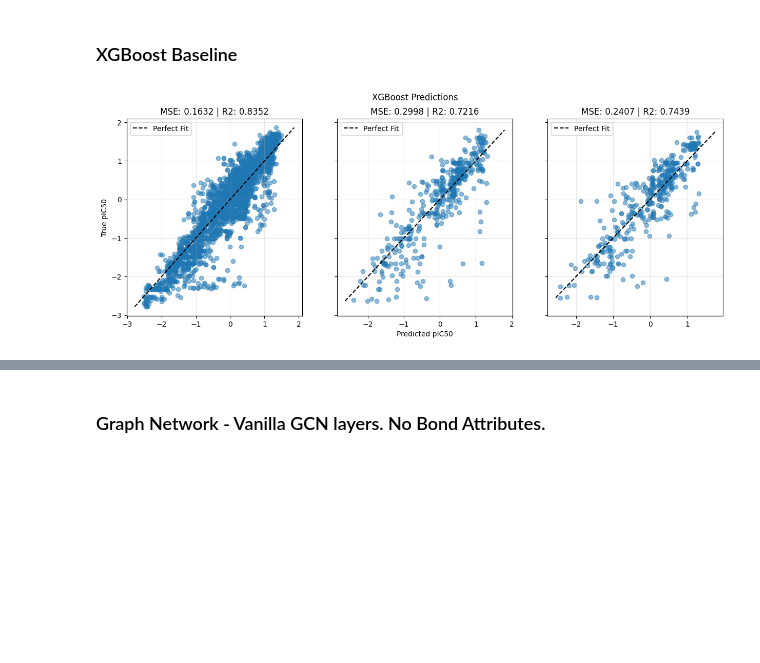
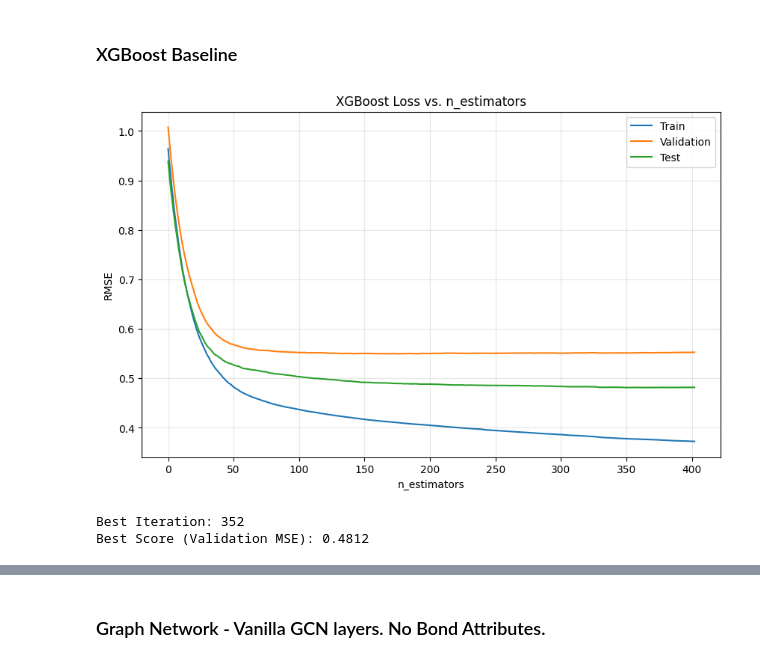
Before and after one commit to Djtrainer/cancer_research, a Jupyter notebook: notebooks/mdm2_breaker_polished.ipynb, the cells around one changed output, grey strips where cells are left out. Drawn from its saved outputs; the diff is of its cells as text; code cells hidden in the pictures; blank space fills up the shorter version.

```diff
--- a/notebooks/mdm2_breaker_polished.ipynb
+++ b/notebooks/mdm2_breaker_polished.ipynb
@@ -417,6 +418,27 @@ def plot_loss(csv_path):
     ax.set_title("Training and Validation Loss")
     ax.legend()
     plt.show()
+# %%
+def plot_xgb_loss(xgb_model):
+    # 4. Extract Results
+    results = xgb_model.evals_result()
+    epochs = len(results['validation_0']['rmse'])
+    x_axis = range(0, epochs)
+
+    # 5. Plot
+    fig, ax = plt.subplots(figsize=(10, 6))
+    ax.plot(x_axis, results['validation_0']['rmse'], label='Train')
+    ax.plot(x_axis, results['validation_1']['rmse'], label='Validation')
+    ax.plot(x_axis, results['validation_2']['rmse'], label='Test')
+    ax.legend()
+    plt.ylabel('RMSE')
+    plt.xlabel('n_estimators')
+    plt.title('XGBoost Loss vs. n_estimators')
+    plt.grid(True, alpha=0.3)
+    plt.show()
+
+    print(f"Best Iteration: {xgb_model.best_iteration}")
+    print(f"Best Score (Validation MSE): {xgb_model.best_score:.4f}")
 # %% [markdown]
 ## Load Protein Data
 # %%
@@ -510,32 +532,36 @@ protein_graph = protein_data.get_graph()
 ### XGBoost Baseline
 # %%
 xgb_model = xgb.XGBRegressor(
-    n_estimators=100, learning_rate=0.1, max_depth=6, random_state=42
+    n_estimators=1000,
+    learning_rate=0.05,
+    max_depth=6,
+    random_state=42,
+    early_stopping_rounds=50,
 )
 
 X_test = np.stack(np.array(test_df["fingerprint"]))
 y_test = test_df["pIC50_norm"].values
 X_train = np.stack(np.array(train_df["fingerprint"]))
 y_train = train_df["pIC50_norm"].values
 X_val = np.stack(np.array(val_df["fingerprint"]))
 y_val = val_df["pIC50_norm"].values
 
-xgb_model.fit(X_train, y_train)
+xgb_model.fit(
+    X_train,
+    y_train,
+    eval_set=[(X_train, y_train),(X_val, y_val),(X_test, y_test)],
+    verbose=False)
 
 y_pred_train = xgb_model.predict(X_train)
 y_pred_val = xgb_model.predict(X_val)
 y_pred_test = xgb_model.predict(X_test)
 
 mse_train = np.mean((y_pred_train - y_train) ** 2)
 mse_val = np.mean((y_pred_val - y_val) ** 2)
 mse_test = np.mean((y_pred_test - y_test) ** 2)
 
-plot_xgboost_predictions(
-    pred_train_mse_tuple=(y_pred_train, y_train, mse_train),
-    pred_val_mse_tuple=(y_pred_val, y_val, mse_val),
-    pred_test_mse_tuple=(y_pred_test, y_test, mse_test),
-)
-# Clear memory
-del xgb_model, y_pred_train, y_pred_val, y_pred_test, mse_train, mse_val, mse_test
+plot_xgb_loss(xgb_model)
 # %% [output]
-[figure, old version]
+[figure, new version]
+Best Iteration: 352
+Best Score (Validation MSE): 0.4812
```
Also changed, not shown: parts of 6 cells of this notebook, 4 other files.
